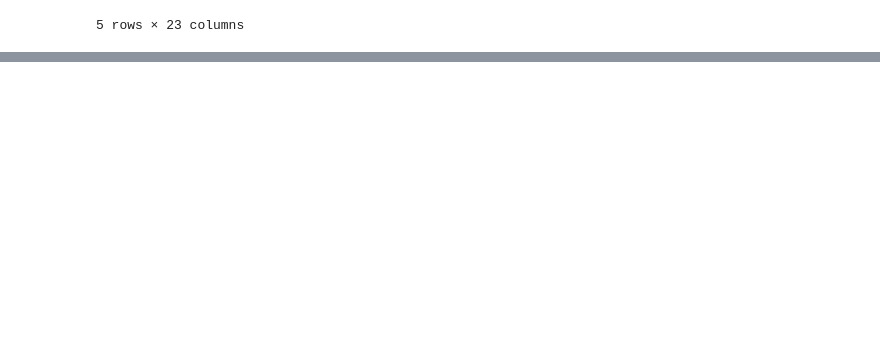
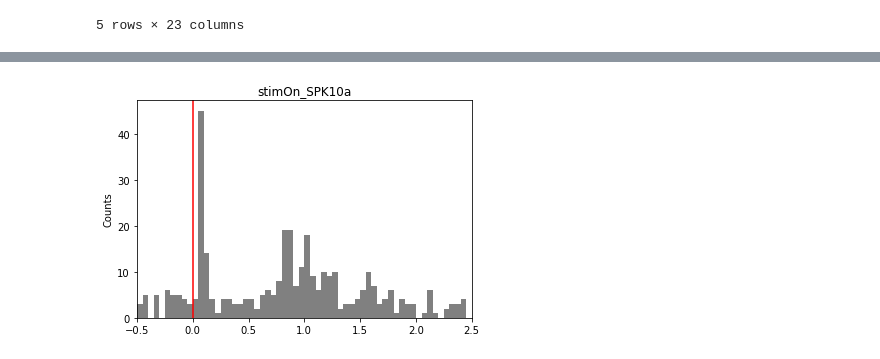
Before and after one commit to SmilodonCub/linArray, a Jupyter notebook: linArray_notebook.ipynb, the cells around one changed output, grey strips where cells are left out. Drawn from its saved outputs; the diff is of its cells as text; code cells hidden in the pictures; blank space fills up the shorter version.

```diff
--- a/linArray_notebook.ipynb
+++ b/linArray_notebook.ipynb
@@ -308,0 +389,20 @@ NameError: name 'Strobed00030' is not defined
+# %%
+# a simple spike histogram
+def channelSpikeHist( data_df, channel ):
+    """
+    plot a simple histogram of trial spike data
+    for a given channel in data_df
+    """
+    bins = np.arange(-0.5, 2.5, 0.05)
+    neuralData = data_df[channel].sum()
+    fig = plt.hist(neuralData, bins, color = [0.5, 0.5, 0.5 ] )
+    plt.xlim([-0.5, 2.5])
+    plt.ylabel('Counts')
+    plt.title('stimOn_SPK10a')
+    plt.axvline(x=0, c = 'red')
+    return fig
+# %%
+ahist = channelSpikeHist( a, 'stimOn_SPK10a' )
+plt.show()
+# %% [output]
+[figure, added]
```
Also changed, not shown: parts of 16 cells of this notebook.
